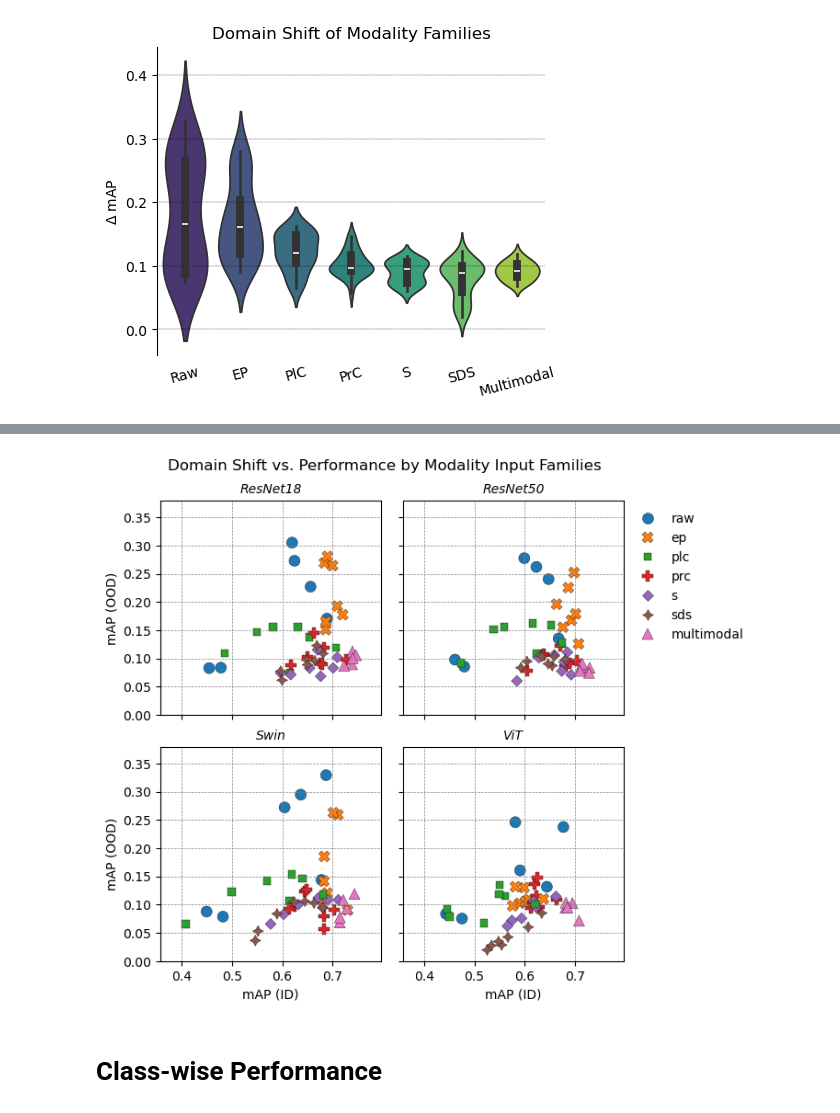
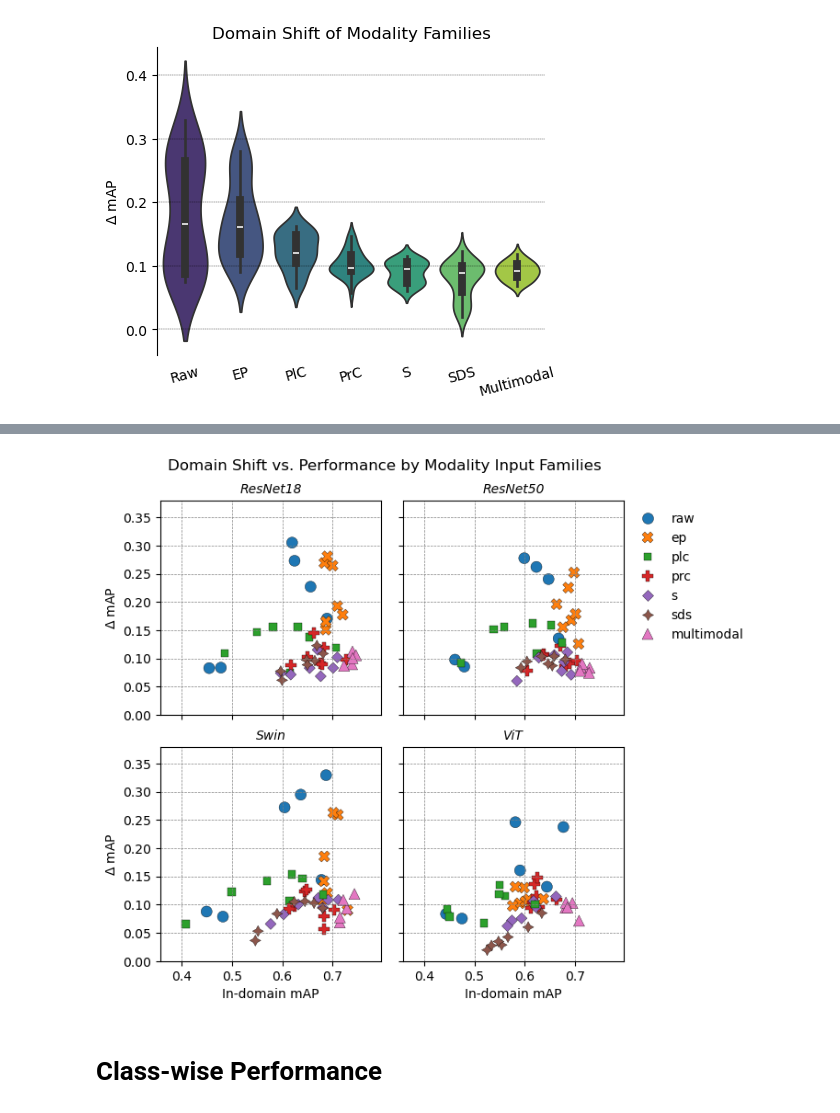
Before and after one commit to masseygeo/earthscape, a Jupyter notebook: notebooks/analysis_cls.ipynb, the cells around one changed output, grey strips where cells are left out. Saved outputs shown, nothing was run; the diff lists cells and outputs as text; code cells hidden in the pictures.

```diff
--- a/notebooks/analysis_cls.ipynb
+++ b/notebooks/analysis_cls.ipynb
@@ -693,9 +610,7 @@ ax = ax.ravel()
 
 xmin = df_compiled[f"macro_{metric} (id)"].min() - 0.05
 xmax = df_compiled[f"macro_{metric} (id)"].max() + 0.05
-# ymin = df_compiled[f"macro_{metric} (cd)"].min() - 0.05
 ymax = df_compiled[f"delta {metric}"].max() + 0.05
-# lims = [(xmin, ymin),  (xmax, ymax)]
 
 # iterate over model architectures...
 models = df_compiled['model'].unique()
@@ -703,36 +618,37 @@ for idx, m in enumerate(models):
 
     # get subsets for specific architecture and multiscale...
     subset = df_compiled[df_compiled['model'] == m].copy()
 
     # plot scatterplot of each model architecture...
     legend = False
     if idx == 1:
         legend = True
     sns.scatterplot(ax=ax[idx], data=subset, x=f"macro_{metric} (id)", y=f"delta {metric}", hue='family', style='family', s=75, linewidth=0.25, edgecolor='k', legend=legend)
 
     # customize plot...
     ax[idx].set_xlim(xmin, xmax)
     ax[idx].set_ylim(0, ymax)
-    ax[idx].set_xlabel(f"{metric_label} (ID)")
-    ax[idx].set_ylabel(f"{metric_label} (OOD)")
+    ax[idx].set_xlabel(f"In-domain {metric_label}")
+    ylab = r'$\Delta$ ' + f"{metric_label}"
+    ax[idx].set_ylabel(ylab)
     if 'resnet' in m:
         name = 'ResNet' + m[-2:]
         ax[idx].set_title(name, style='italic', fontsize=10)
     elif 'vit' in m:
         ax[idx].set_title('ViT', style='italic', fontsize=10)
     elif 'swin' in m:
         ax[idx].set_title('Swin', style='italic', fontsize=10)
     ax[idx].grid(axis='both', linestyle='--', linewidth=0.5, color='0.5')
 
 # legend
 ax[1].legend(loc='upper left', bbox_to_anchor=(1,1), frameon=False)
 plt.suptitle('Domain Shift vs. Performance by Modality Input Families', y=0.95)
 
 # save and show...
 plt.savefig(output_path, bbox_inches='tight', pad_inches=0, dpi=300)
 plt.show()
 # %% [output]
-[figure, old version]
+[figure, new version]
 # %% [markdown]
 # **Class-wise Performance**
 # %% [markdown]
```
Also changed, not shown: parts of 5 cells of this notebook, 6 other files.
